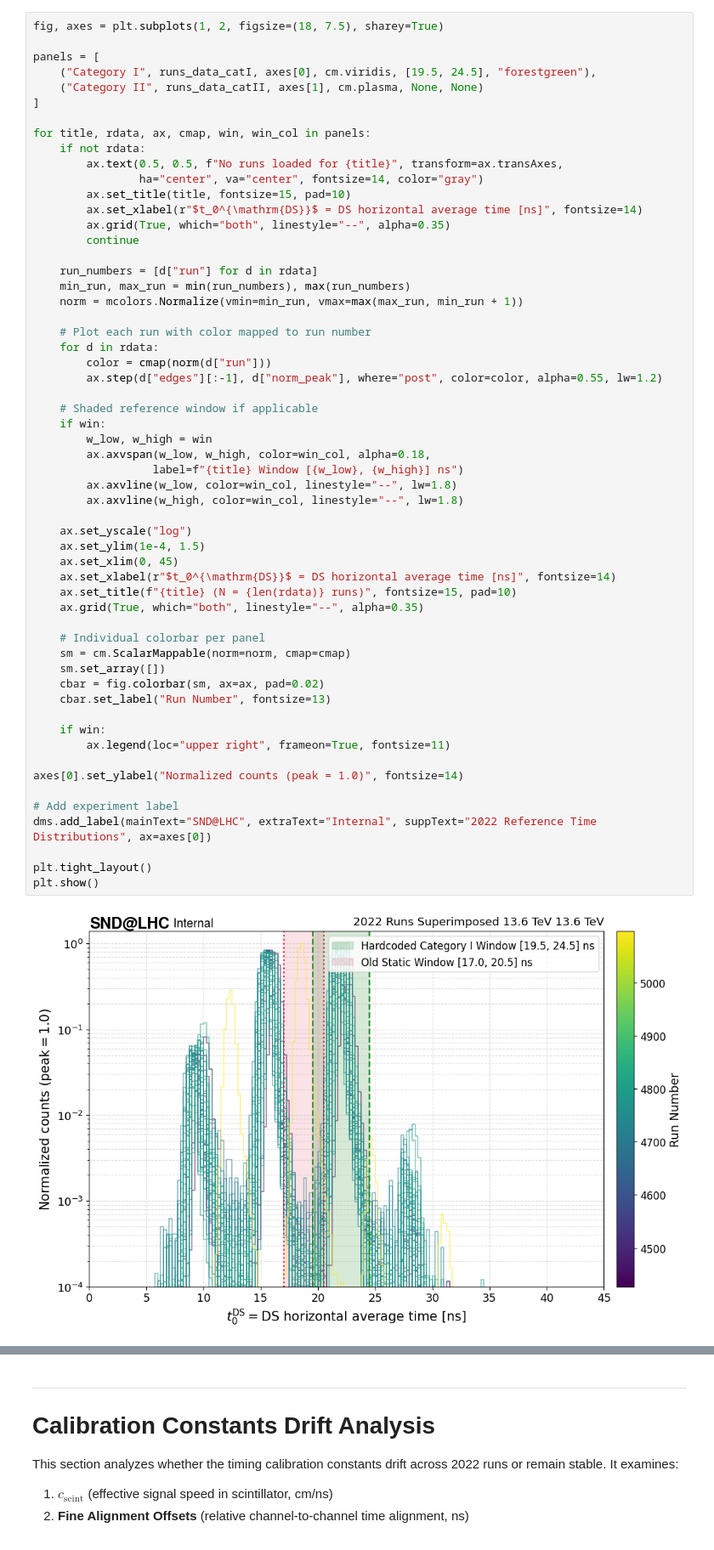
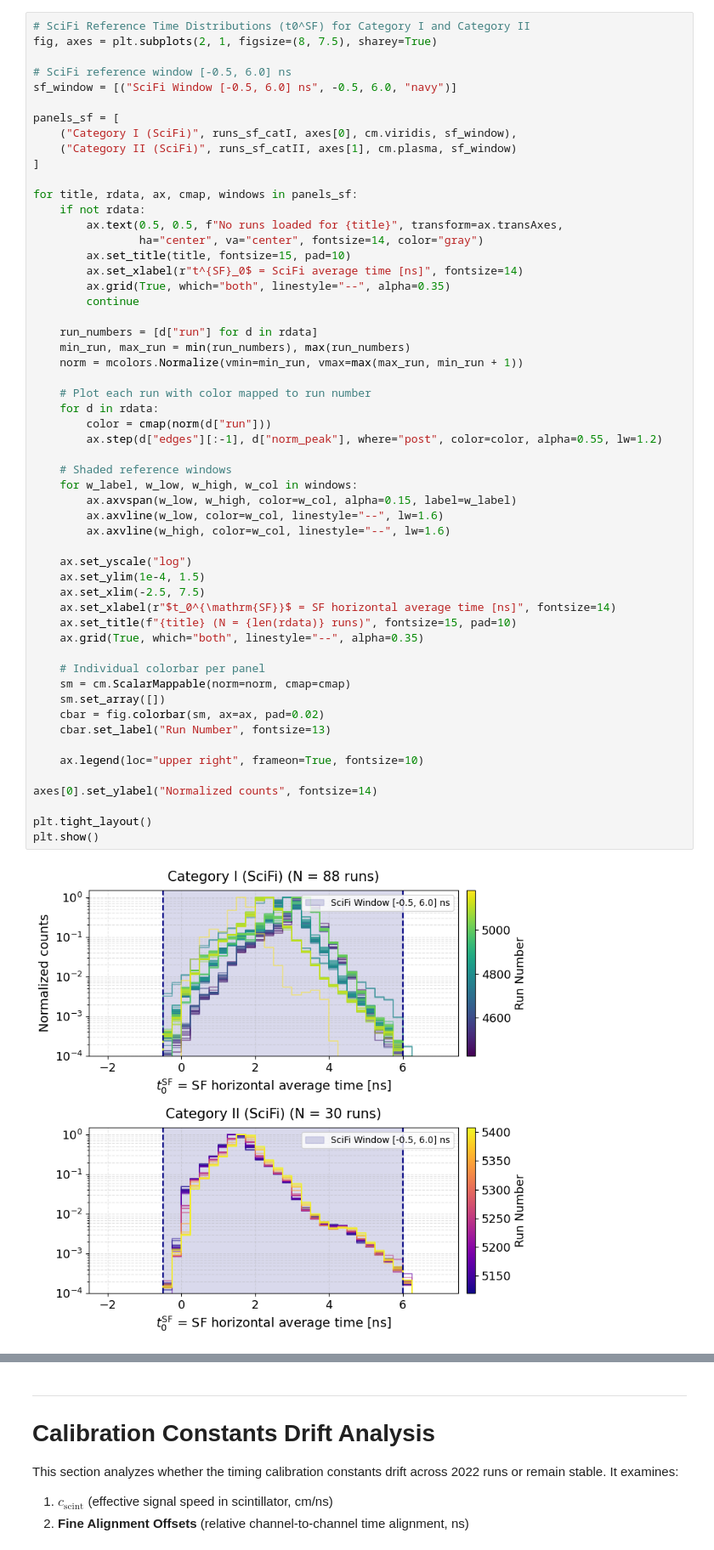
Before and after one commit to idionisov/snd-veto-us, a Jupyter notebook: notebooks/runDrifts.ipynb, the cells around one changed output, grey strips where cells are left out. Shown at 85% size. Drawn from its saved outputs; the diff is of its cells as text.

Commit message:
Update reference time windows and HTCondor submission scripts for cscint

```diff
--- a/notebooks/runDrifts.ipynb
+++ b/notebooks/runDrifts.ipynb
@@ -113,62 +247,60 @@ runs_data_catII = runs_by_cat["catII"]
 # %%
-fig, axes = plt.subplots(1, 2, figsize=(18, 7.5), sharey=True)
+# SciFi Reference Time Distributions (t0^SF) for Category I and Category II
+fig, axes = plt.subplots(2, 1, figsize=(8, 7.5), sharey=True)
 
-panels = [
-    ("Category I", runs_data_catI, axes[0], cm.viridis, [19.5, 24.5], "forestgreen"),
-    ("Category II", runs_data_catII, axes[1], cm.plasma, None, None)
+# SciFi reference window [-0.5, 6.0] ns
+sf_window = [("SciFi Window [-0.5, 6.0] ns", -0.5, 6.0, "navy")]
+
+panels_sf = [
+    ("Category I (SciFi)", runs_sf_catI, axes[0], cm.viridis, sf_window),
+    ("Category II (SciFi)", runs_sf_catII, axes[1], cm.plasma, sf_window)
 ]
 
-for title, rdata, ax, cmap, win, win_col in panels:
+for title, rdata, ax, cmap, windows in panels_sf:
     if not rdata:
         ax.text(0.5, 0.5, f"No runs loaded for {title}", transform=ax.transAxes,
                 ha="center", va="center", fontsize=14, color="gray")
         ax.set_title(title, fontsize=15, pad=10)
-        ax.set_xlabel(r"$t_0^{\mathrm{DS}}$ = DS horizontal average time [ns]", fontsize=14)
+        ax.set_xlabel(r"t^{SF}_0$ = SciFi average time [ns]", fontsize=14)
         ax.grid(True, which="both", linestyle="--", alpha=0.35)
         continue
 
     run_numbers = [d["run"] for d in rdata]
     min_run, max_run = min(run_numbers), max(run_numbers)
     norm = mcolors.Normalize(vmin=min_run, vmax=max(max_run, min_run + 1))
 
     # Plot each run with color mapped to run number
     for d in rdata:
         color = cmap(norm(d["run"]))
         ax.step(d["edges"][:-1], d["norm_peak"], where="post", color=color, alpha=0.55, lw=1.2)
 
-    # Shaded reference window if applicable
-    if win:
-        w_low, w_high = win
-        ax.axvspan(w_low, w_high, color=win_col, alpha=0.18,
-                  label=f"{title} Window [{w_low}, {w_high}] ns")
-        ax.axvline(w_low, color=win_col, linestyle="--", lw=1.8)
-        ax.axvline(w_high, color=win_col, linestyle="--", lw=1.8)
+    # Shaded reference windows
+    for w_label, w_low, w_high, w_col in windows:
+        ax.axvspan(w_low, w_high, color=w_col, alpha=0.15, label=w_label)
+        ax.axvline(w_low, color=w_col, linestyle="--", lw=1.6)
+        ax.axvline(w_high, color=w_col, linestyle="--", lw=1.6)
 
     ax.set_yscale("log")
     ax.set_ylim(1e-4, 1.5)
-    ax.set_xlim(0, 45)
-    ax.set_xlabel(r"$t_0^{\mathrm{DS}}$ = DS horizontal average time [ns]", fontsize=14)
+    ax.set_xlim(-2.5, 7.5)
+    ax.set_xlabel(r"$t_0^{\mathrm{SF}}$ = SF horizontal average time [ns]", fontsize=14)
     ax.set_title(f"{title} (N = {len(rdata)} runs)", fontsize=15, pad=10)
     ax.grid(True, which="both", linestyle="--", alpha=0.35)
 
     # Individual colorbar per panel
     sm = cm.ScalarMappable(norm=norm, cmap=cmap)
     sm.set_array([])
     cbar = fig.colorbar(sm, ax=ax, pad=0.02)
     cbar.set_label("Run Number", fontsize=13)
 
-    if win:
-        ax.legend(loc="upper right", frameon=True, fontsize=11)
+    ax.legend(loc="upper right", frameon=True, fontsize=10)
 
-axes[0].set_ylabel("Normalized counts (peak = 1.0)", fontsize=14)
-
-# Add experiment label
-dms.add_label(mainText="SND@LHC", extraText="Internal", suppText="2022 Reference Time Distributions", ax=axes[0])
+axes[0].set_ylabel("Normalized counts", fontsize=14)
 
 plt.tight_layout()
 plt.show()
 # %% [output]
-[figure, old version]
+[figure, new version]
 # %%
 fig, ax = plt.subplots(figsize=(12, 5.5))
 
```
Also changed, not shown: parts of 6 cells of this notebook, 7 other files.
